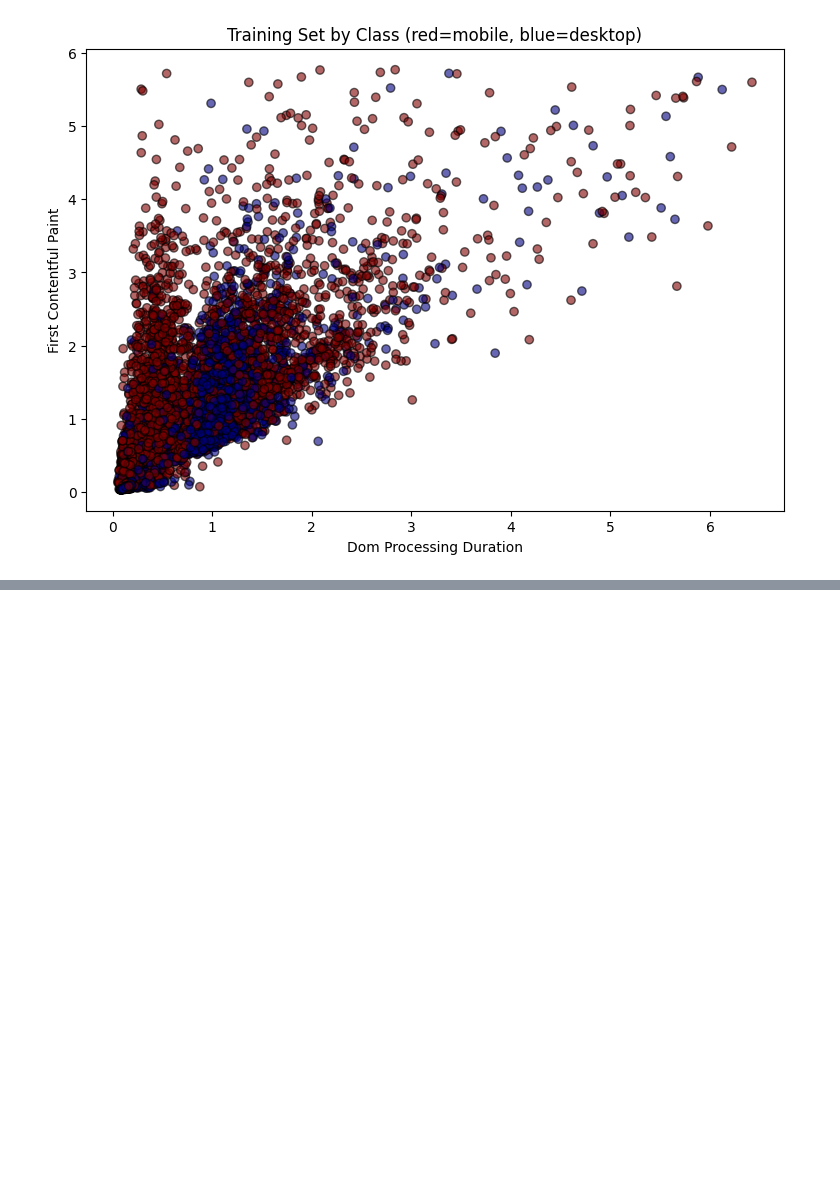
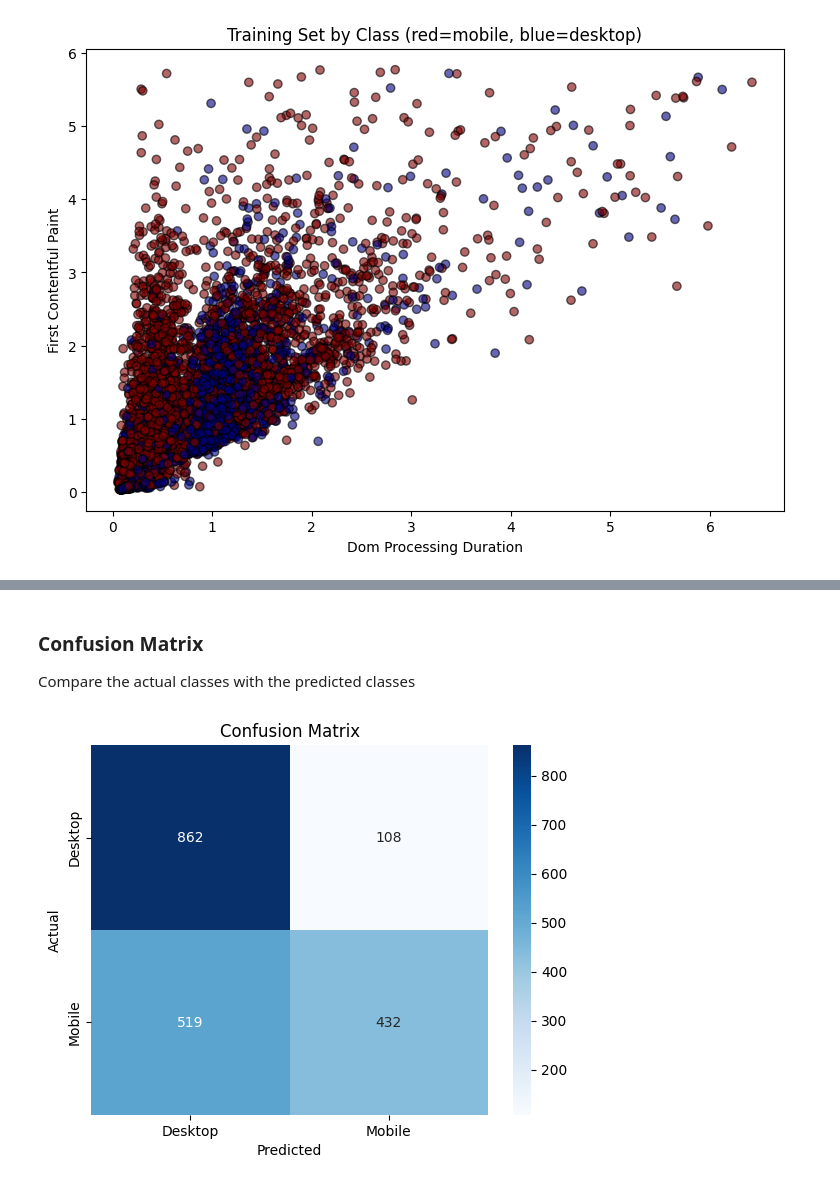
Before and after one commit to danwfreeman/device-prediction, a Jupyter notebook: project1-deliverable.ipynb, the cells around one changed output, grey strips where cells are left out. Drawn from its saved outputs; the diff is of its cells as text; code cells hidden in the pictures; blank space fills up the shorter version.

```diff
--- a/project1-deliverable.ipynb
+++ b/project1-deliverable.ipynb
@@ -195,0 +295,20 @@ Model Implementation
+# %% [markdown]
+### Confusion Matrix
+
+Compare the actual classes with the predicted classes
+# %%
+
+y_pred_labels = np.array([class_names[i] for i in y_pred_idx])
+y_test_labels = np.array([class_names[i] for i in y_test_idx])
+
+# Calculate confusion matrix
+conf_matrix = pd.crosstab(
+    pd.Series(y_test_labels, name='Actual'),
+    pd.Series(y_pred_labels, name='Predicted')
+)
+
+sns.heatmap(conf_matrix, annot=True, fmt='d', cmap='Blues')
+plt.title("Confusion Matrix")
+plt.show()
+# %% [output]
+[figure, added]
```
Also changed, not shown: parts of 40 cells of this notebook.
